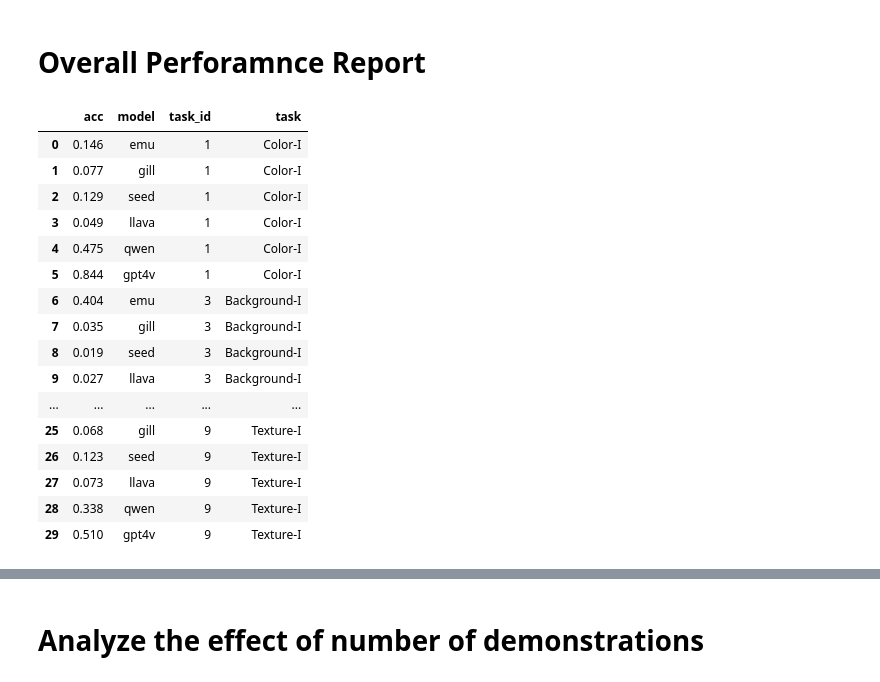
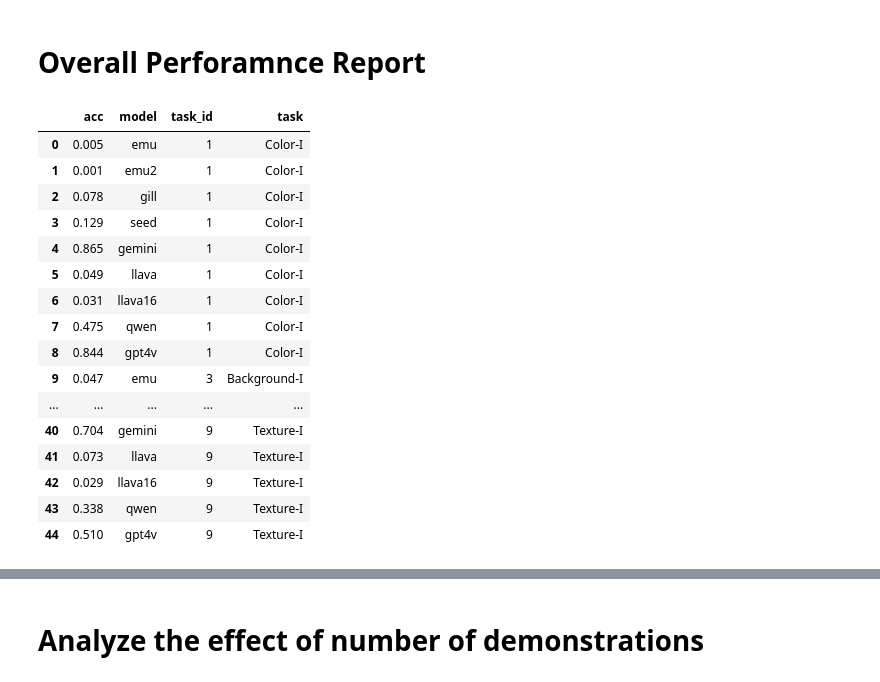
Before and after one commit to UW-Madison-Lee-Lab/CoBSAT, a Jupyter notebook: analysis/plot.ipynb, the cells around one changed output, grey strips where cells are left out. Cells and saved outputs as stored; diff of their text form; code cells hidden in the pictures.

```diff
--- a/analysis/plot.ipynb
+++ b/analysis/plot.ipynb
@@ -18,21 +34,30 @@ df = pd.read_pickle(f'{root_dir}/results/results.pkl')
 # %% [markdown]
 # Configuration
 # %%
-def get_acc(model, mode, shot, task_id, metric, prompt_type):
+def get_acc(
+    model,
+    mode,
+    shot,
+    task_id,
+    metric,
+    prompt_type,
+    data_mode,
+):
     run_df = df[
         (df['model'] == model) &
         (df['file_type'] == mode) &
         (df['shot'] == shot) &
         (df['task_id'] == task_id) &
-        (df['prompt_type'] == prompt_type)
+        (df['prompt_type'] == prompt_type) &
+        (df['data_mode'] == data_mode)
     ]
-
+    print(run_df)
     if len(run_df):
         # check whether it is nan or not
         if np.isnan(float(run_df[metric].iloc[0])):
             return 0
         else:
-            return float(run_df[metric].item())/1000
+            return float(run_df[metric].item())
     else:
         return 0
 # %%
@@ -50,16 +76,18 @@ get_acc(
 model_dict = {
     'image': {
         'emu': 'Emu',
-        # 'emu2': 'Emu2',
+        'emu2': 'Emu2',
         'gill': 'GILL',
         'seed': 'SEED-LLaMA',
     },
     'text': {
         'emu': 'Emu',
-        # 'emu2': 'Emu2',
+        'emu2': 'Emu2',
         'gill': 'GILL',
         'seed': 'SEED-LLaMA',
-        'llava': 'LLaVA',
+        'llava': 'LLaVA-1.5',
+        'llava16': 'LLaVA-NeXT',
+        'gemini': 'Gemini',
         'qwen': 'Qwen-VL',
         'gpt4v': 'GPT-4V',
     }
@@ -81,6 +109,7 @@ def get_shot_bars(
     model_mode,
     metric,
     prompt_type,
+    data_mode,
 ):
     task_df = pd.DataFrame(task_dataframe).T
     results = []
@@ -97,6 +126,7 @@ def get_shot_bars(
                 task_id = task_id,
                 metric = metric,
                 prompt_type = prompt_type,
+                data_mode = data_mode,
             )
             results.append({
                 'acc': acc,
@@ -110,27 +140,28 @@ def get_shot_bars(
 # %%
 get_shot_bars(
     num_shot = 2,
     task_inference ='object',
     model_mode = 'text',
     metric = 'overall',
-    prompt_type = 0,
+    prompt_type = 'default',
+    data_mode = 'default',
 )
 # %% [output]
 |  | acc | model | task_id | task |
-| 0 | 0.146 | emu | 1 | Color-I |
-| 1 | 0.077 | gill | 1 | Color-I |
-| 2 | 0.129 | seed | 1 | Color-I |
-| 3 | 0.049 | llava | 1 | Color-I |
-| 4 | 0.475 | qwen | 1 | Color-I |
-| 5 | 0.844 | gpt4v | 1 | Color-I |
-| 6 | 0.404 | emu | 3 | Background-I |
-| 7 | 0.035 | gill | 3 | Background-I |
-| 8 | 0.019 | seed | 3 | Background-I |
-| 9 | 0.027 | llava | 3 | Background-I |
+| 0 | 0.005 | emu | 1 | Color-I |
+| 1 | 0.001 | emu2 | 1 | Color-I |
+| 2 | 0.078 | gill | 1 | Color-I |
+| 3 | 0.129 | seed | 1 | Color-I |
+| 4 | 0.865 | gemini | 1 | Color-I |
+| 5 | 0.049 | llava | 1 | Color-I |
+| 6 | 0.031 | llava16 | 1 | Color-I |
+| 7 | 0.475 | qwen | 1 | Color-I |
+| 8 | 0.844 | gpt4v | 1 | Color-I |
+| 9 | 0.047 | emu | 3 | Background-I |
 | ... | ... | ... | ... | ... |
-| 25 | 0.068 | gill | 9 | Texture-I |
-| 26 | 0.123 | seed | 9 | Texture-I |
-| 27 | 0.073 | llava | 9 | Texture-I |
-| 28 | 0.338 | qwen | 9 | Texture-I |
-| 29 | 0.510 | gpt4v | 9 | Texture-I |
+| 40 | 0.704 | gemini | 9 | Texture-I |
+| 41 | 0.073 | llava | 9 | Texture-I |
+| 42 | 0.029 | llava16 | 9 | Texture-I |
+| 43 | 0.338 | qwen | 9 | Texture-I |
+| 44 | 0.510 | gpt4v | 9 | Texture-I |
 # %%
```
Also changed, not shown: parts of 5 cells of this notebook.
